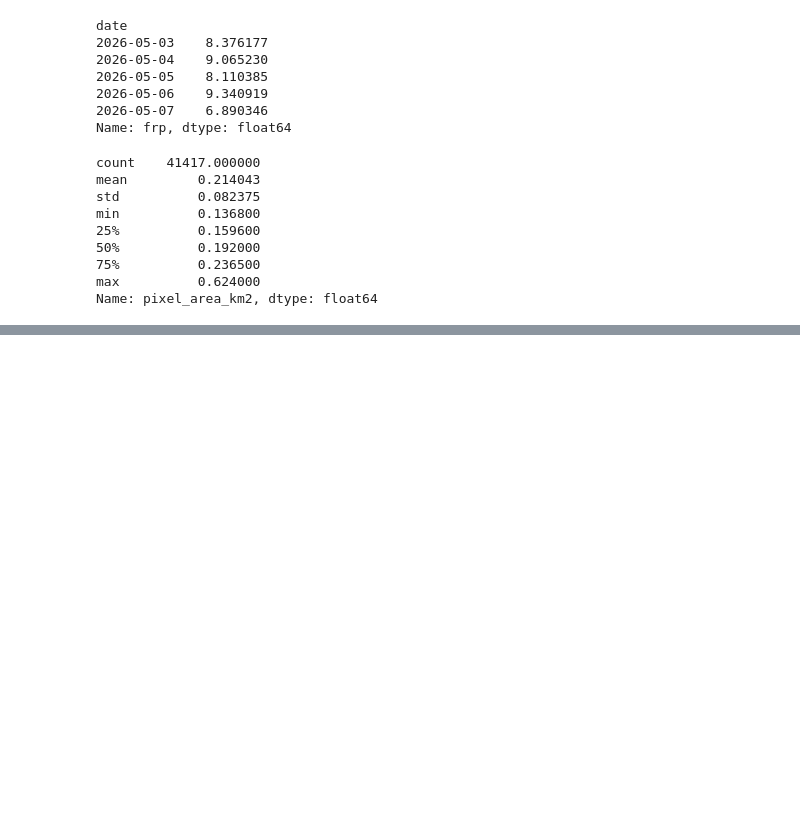
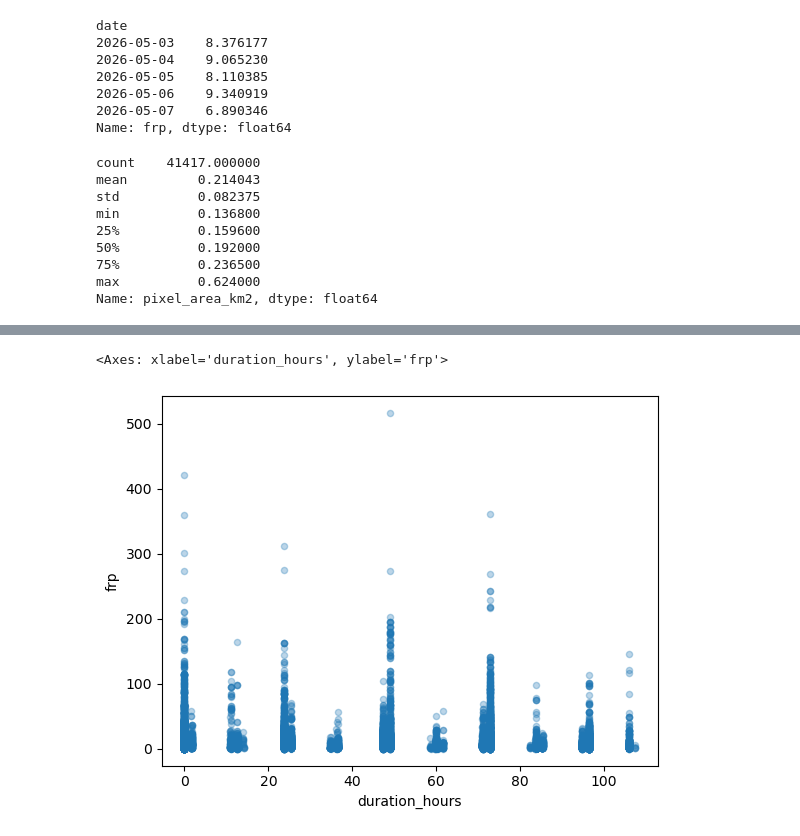
Before and after one commit to maraz999/sds210_project_wildfire, a Jupyter notebook: notebooks/wildfire_analysis.ipynb, the cells around one changed output, grey strips where cells are left out. Drawn from its saved outputs; the diff is of its cells as text; code cells hidden in the pictures; blank space fills up the shorter version.

Commit message:
different vs with duration, size, intensity

```diff
--- a/notebooks/wildfire_analysis.ipynb
+++ b/notebooks/wildfire_analysis.ipynb
@@ -178,8 +179,25 @@ Name: pixel_area_km2, dtype: float64
 # %%
 ## estimation of fire duration
 #group occur in the same location over time
+
 fires_africa['lat_bin'] = fires_africa['latitude'].round(1)
 fires_africa['lon_bin'] = fires_africa['longitude'].round(1)
+    #2 Punkte: 0.01° auseinander liegen, gehören trz zum gleichen Feuer-> runden dezimalstelle
+        # so spatial clusters-> represent fire locations
 
-uration_stats = fires_africa.groupby(['lat_bin','lon_bin'])['datetime'].agg(['min','max','count'])
+duration_stats = fires_africa.groupby(['lat_bin','lon_bin'])['datetime'].agg(['min','max','count'])
+    #group fire with same roundet lat and lon-> al points the on same location auftreten
+    # min: time when fire first seen
+    #max: time when fire last seen,   count: number of time satellites saw fire
+
+
 duration_stats['duration_hours'] = (duration_stats['max'] - duration_stats['min']).dt.total_seconds() / 3600
+#to count whole duration need .total_seconds(), time delta works with seconds there are no hours or minute
+# after count of seconds / bei 3600 to get hours
+# %%
+## dauer nach land vergleichen
+fires_with_duration = fires_africa.merge(
+    duration_stats['duration_hours'],
+    left_on=['lat_bin','lon_bin'],
+    right_index=True)
+fires_with_duration.groupby('NAME')['duration_hours'].mean().sort_values(ascending=False)
@@ -185,0 +222,9 @@ duration_stats['duration_hours'] = (duration_stats['max'] - duration_stats['min'
+# %%
+## dauer vs intensität
+fires_with_duration.plot.scatter(
+    x='duration_hours',
+    y='frp',
+    alpha=0.3)
+# %% [output]
+<Axes: xlabel='duration_hours', ylabel='frp'>
+[figure, added]
```
Also changed, not shown: parts of 5 cells of this notebook.
